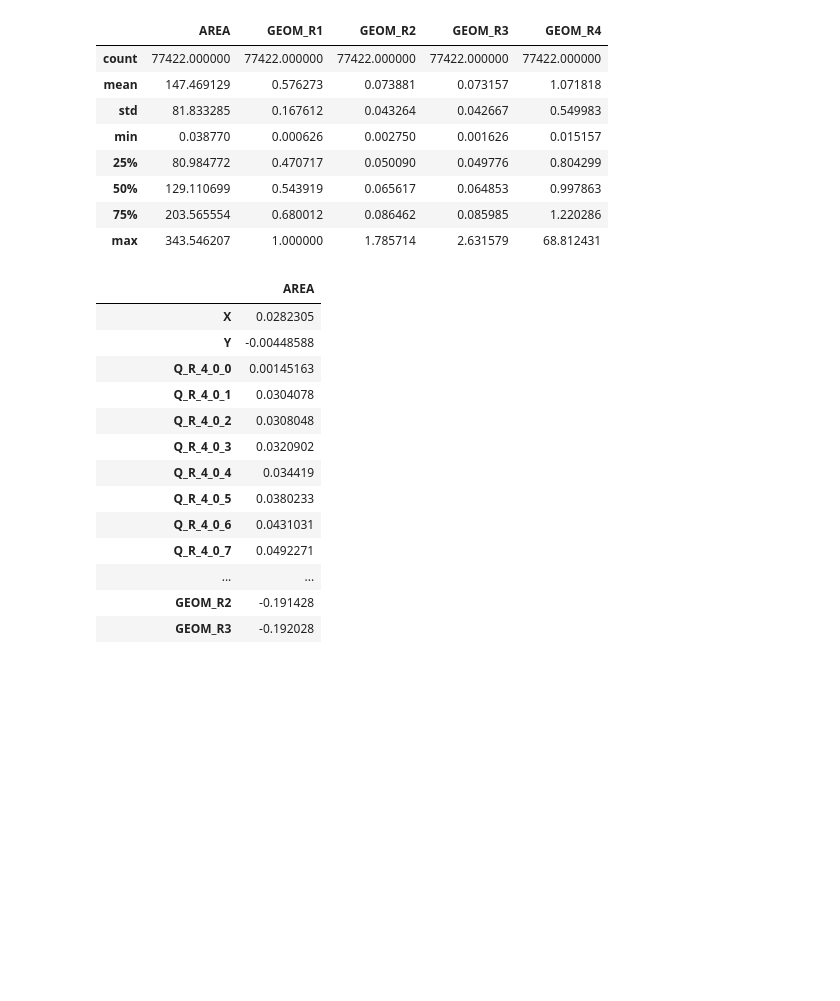
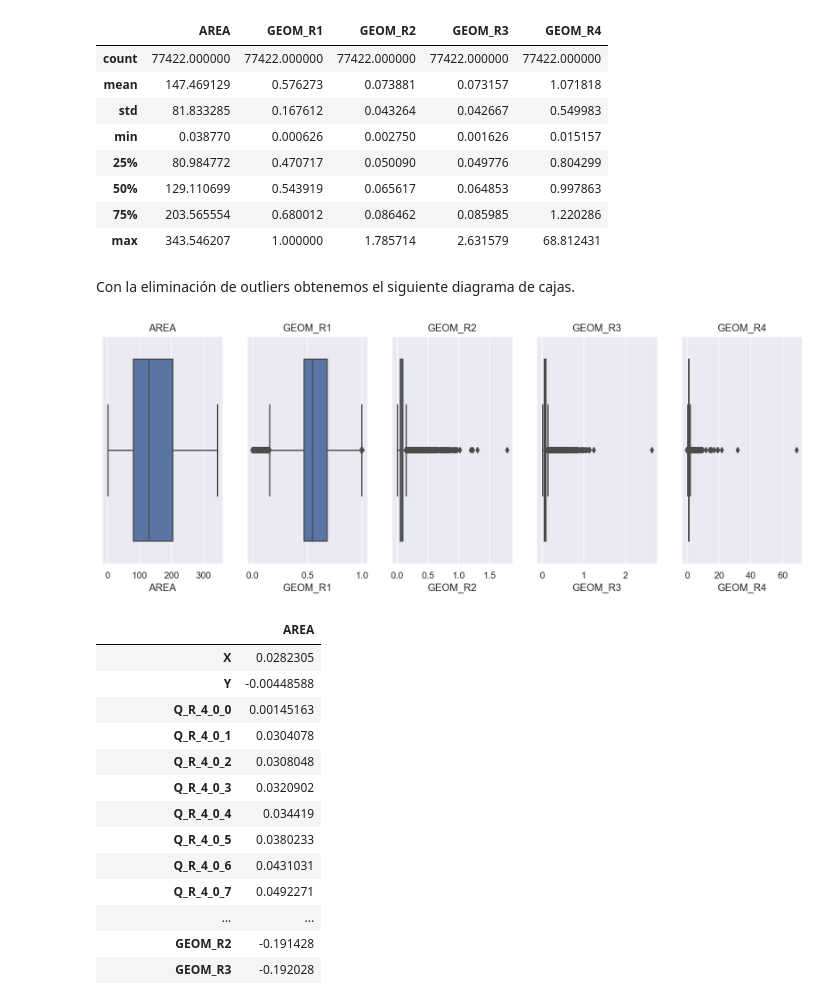
Before and after one commit to cifucg/minsait_land_classification, a Jupyter notebook: Analisis_exploratorio.ipynb, the cells around one changed output. Cells and saved outputs as stored; diff of their text form; code cells hidden in the pictures; blank space fills up the shorter version.

```diff
--- a/Analisis_exploratorio.ipynb
+++ b/Analisis_exploratorio.ipynb
@@ -297,6 +297,17 @@ geom_quantile_area[geom].describe()
 | 50% | 129.110699 | 0.543919 | 0.065617 | 0.064853 | 0.997863 |
 | 75% | 203.565554 | 0.680012 | 0.086462 | 0.085985 | 1.220286 |
 | max | 343.546207 | 1.000000 | 1.785714 | 2.631579 | 68.812431 |
+# %% [markdown]
+Con la eliminación de outliers obtenemos el siguiente diagrama de cajas.
+# %%
+fig, axs = plt.subplots(1, 5, figsize=(15, 5))
+for col, ax in enumerate(axs.flatten()):
+    col_name = geom[col]
+    sns.boxplot(x=df_minsait[df_minsait["AREA"] < third_quantile_area][col_name], ax=ax)
+    ax.set_title(col_name);
+    ax.set_yticks([])
+# %% [output]
+[figure, added]
 # %%
 with_outliers = df_minsait.corr()[['AREA']]
 with_outliers.style.background_gradient()
```
Also changed, not shown: parts of 11 cells of this notebook.
